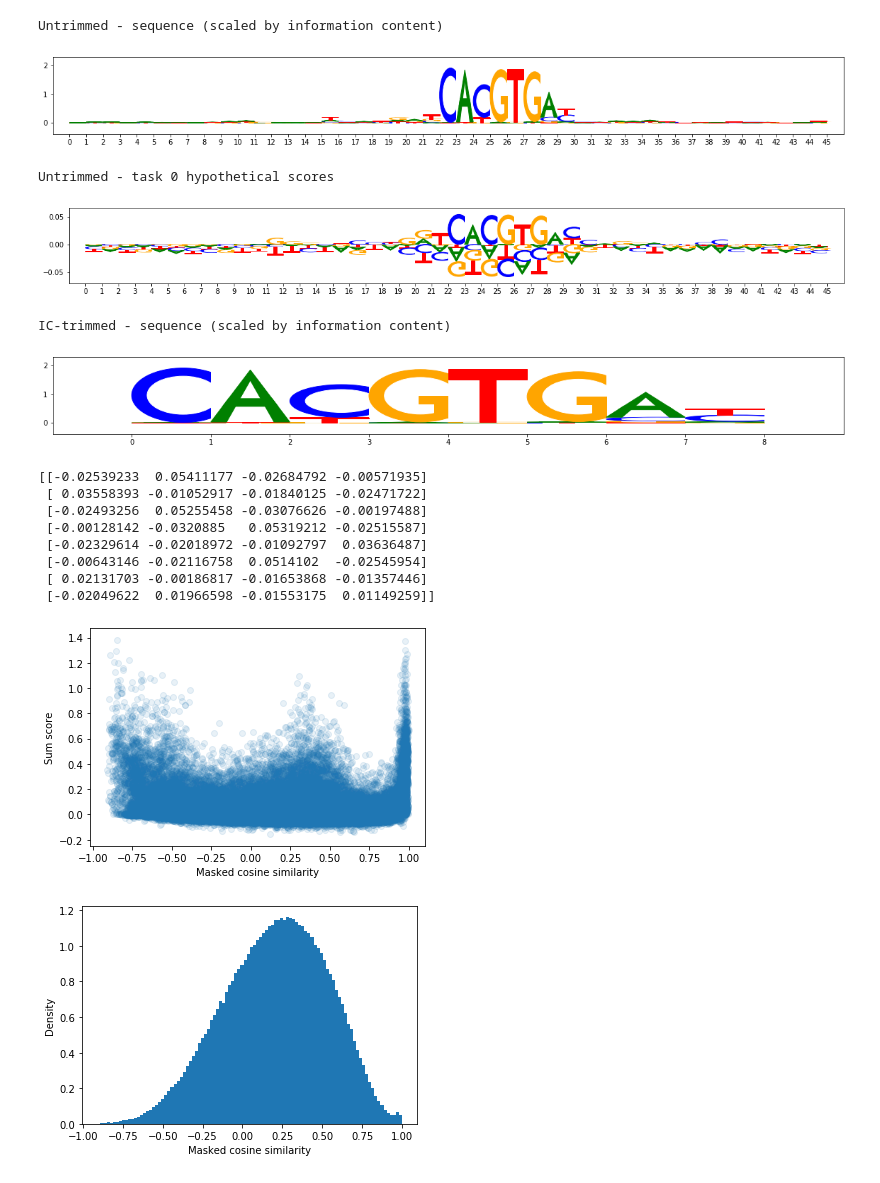
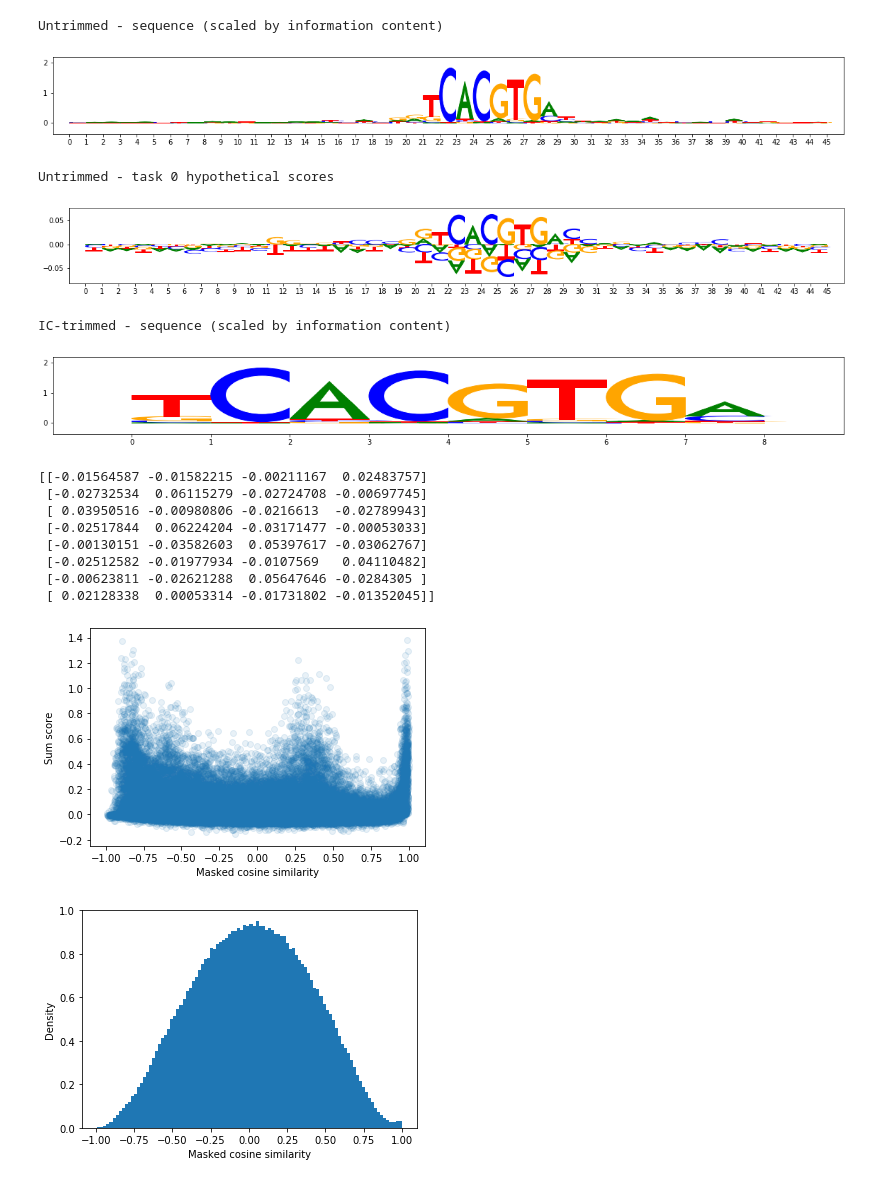
Before and after one commit to kundajelab/pho4, a Jupyter notebook: hit_scoring/cbf1_pbexo_profile.ipynb, the cells around one changed output. Saved outputs shown, nothing was run; the diff lists cells and outputs as text; code cells hidden in the pictures.

```diff
--- a/hit_scoring/cbf1_pbexo_profile.ipynb
+++ b/hit_scoring/cbf1_pbexo_profile.ipynb
@@ -48,41 +48,41 @@ track_set = modisco.tfmodisco_workflow.workflow.prep_track_set(
                 hypothetical_contribs={"cbf1": all_post_hypimps[0]},
                 one_hot=all_seqs)
 
-grp = h5py.File("/users/amr1/pho4/data/modisco/cbf1_pbexo/cbf1_counts/results.hdf5","r")
+grp = h5py.File("/users/amr1/pho4/data/modisco/cbf1_pbexo/cbf1_profile/results.hdf5","r")
 loaded_tfmodisco_results =\
     workflow.TfModiscoResults.from_hdf5(grp, track_set=track_set)
 grp.close()
 # %%
 background = np.array([0.27, 0.23, 0.23, 0.27])
 untrimmed_pattern = (
     loaded_tfmodisco_results
-    .metacluster_idx_to_submetacluster_results["metacluster_1"]
+    .metacluster_idx_to_submetacluster_results["metacluster_0"]
     .seqlets_to_patterns_result.patterns[0])
 print("Untrimmed - sequence (scaled by information content)")
 viz_sequence.plot_weights(viz_sequence.ic_scale(untrimmed_pattern["sequence"].fwd, background=background))
 print("Untrimmed - task 0 hypothetical scores")
 viz_sequence.plot_weights(untrimmed_pattern["cbf1_hypothetical_contribs"].fwd)
 trimmed = untrimmed_pattern.trim_by_ic(ppm_track_name="sequence", background=background, threshold=0.3)
 print("IC-trimmed - sequence (scaled by information content)")
 viz_sequence.plot_weights(viz_sequence.ic_scale(trimmed["sequence"].fwd, background=background))
 # %% [output]
 Untrimmed - sequence (scaled by information content)
-[figure, old version]
+[figure, new version]
 Untrimmed - task 0 hypothetical scores
-[figure, old version]
+[figure, new version]
 IC-trimmed - sequence (scaled by information content)
-[figure, old version]
+[figure, new version]
 # %%
 print(trimmed["cbf1_hypothetical_contribs"].fwd)
 # %% [output]
-[[-0.02539233  0.05411177 -0.02684792 -0.00571935]
- [ 0.03558393 -0.01052917 -0.01840125 -0.02471722]
- [-0.02493256  0.05255458 -0.03076626 -0.00197488]
- [-0.00128142 -0.0320885   0.05319212 -0.02515587]
- [-0.02329614 -0.02018972 -0.01092797  0.03636487]
- [-0.00643146 -0.02116758  0.0514102  -0.02545954]
- [ 0.02131703 -0.00186817 -0.01653868 -0.01357446]
- [-0.02049622  0.01966598 -0.01553175  0.01149259]]
+[[-0.01564587 -0.01582215 -0.00211167  0.02483757]
+ [-0.02732534  0.06115279 -0.02724708 -0.00697745]
+ [ 0.03950516 -0.00980806 -0.0216613  -0.02789943]
+ [-0.02517844  0.06224204 -0.03171477 -0.00053033]
+ [-0.00130151 -0.03582603  0.05397617 -0.03062767]
+ [-0.02512582 -0.01977934 -0.0107569   0.04110482]
+ [-0.00623811 -0.02621288  0.05647646 -0.0284305 ]
+ [ 0.02128338  0.00053314 -0.01731802 -0.01352045]]
 # %%
 imp_scores = all_post_actualimps[0]
 onehot_seq = np.array(all_seqs)
@@ -109,14 +109,14 @@ plt.xlabel("Masked cosine similarity")
 plt.ylabel("Sum score")
 plt.show()
 # %% [output]
-[figure, old version]
+[figure, new version]
 # %%
 plt.hist(masked_cosine_sim.ravel(), bins=100, density=True)
 plt.xlabel("Masked cosine similarity")
 plt.ylabel("Density")
 plt.show()
 # %% [output]
-[figure, old version]
+[figure, new version]
 # %%
 masked_cosine_sim_thresh = 0.9
 plt.hist(sum_scores.ravel()[masked_cosine_sim.ravel() > masked_cosine_sim_thresh],
```
Also changed, not shown: parts of 5 cells of this notebook, 2 other files.
